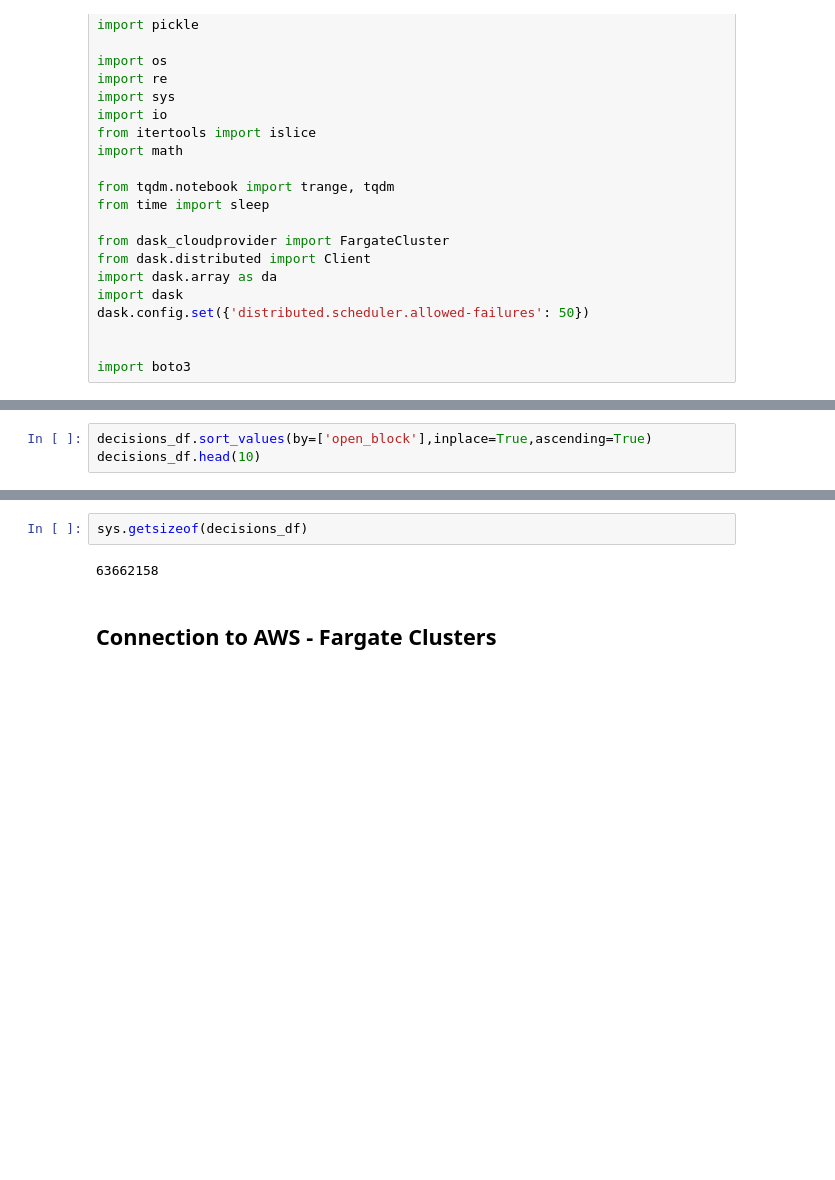
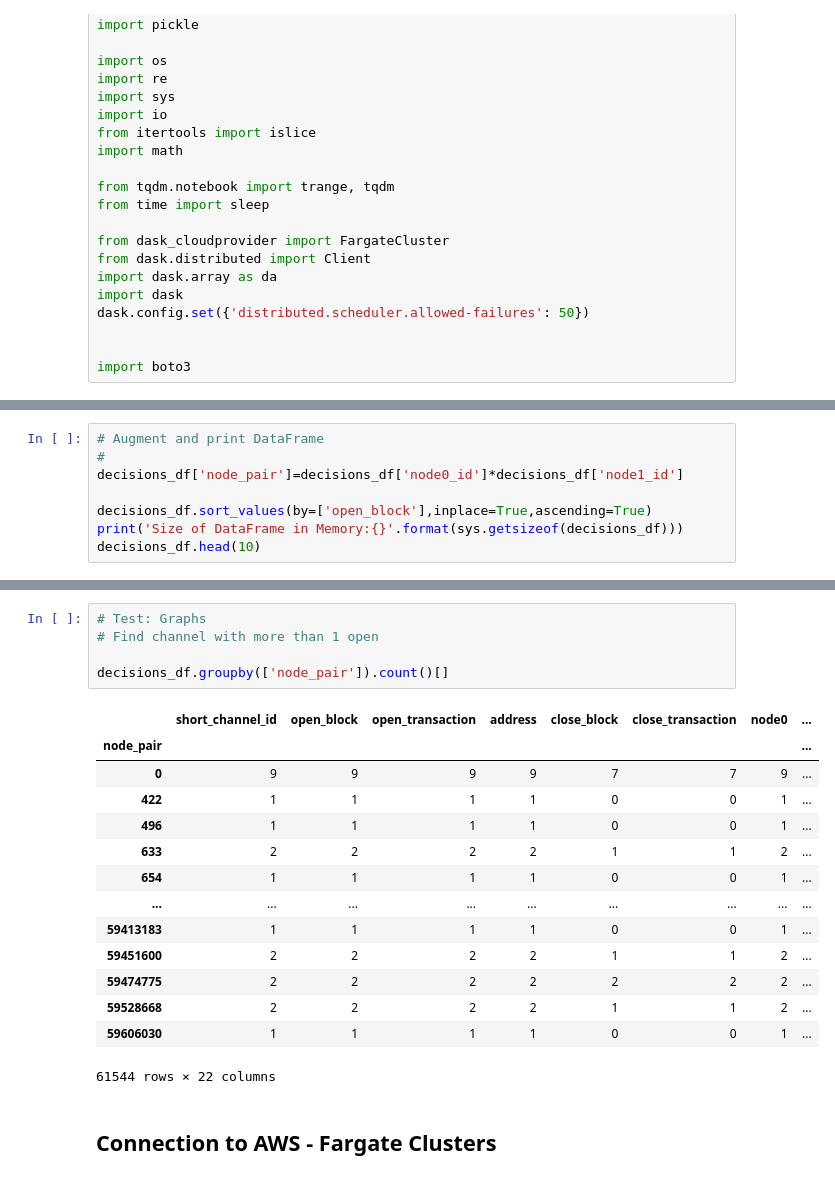
Before and after one commit to dsrincon/ln_strategy, a Jupyter notebook: ln-datapp-stability_efficiency_calculations.ipynb, the cells around one changed output, grey strips where cells are left out. Cells and saved outputs as stored; diff of their text form; blank space fills up the shorter version.

```diff
--- a/ln-datapp-stability_efficiency_calculations.ipynb
+++ b/ln-datapp-stability_efficiency_calculations.ipynb
@@ -89,4 +89,9 @@ graph_snapshots/1585344554_connected/505149.gpickle
 # %%
+# Augment and print DataFrame
+#
+decisions_df['node_pair']=decisions_df['node0_id']*decisions_df['node1_id']
+
 decisions_df.sort_values(by=['open_block'],inplace=True,ascending=True)
+print('Size of DataFrame in Memory:{}'.format(sys.getsizeof(decisions_df)))
 decisions_df.head(10)
 # %% [output]
@@ -105,7 +111,23 @@ decisions_df.head(10)
-# %%
-sys.getsizeof(decisions_df)
-# %% [output]
-63662158
+# %%
+# Test: Graphs
+# Find channel with more than 1 open
+
+decisions_df.groupby(['node_pair']).count()[]
+# %% [output]
+|  | short_channel_id | open_block | open_transaction | address | close_block | close_transaction | node0 | ... |
+| node_pair |  |  |  |  |  |  |  | ... |
+| 0 | 9 | 9 | 9 | 9 | 7 | 7 | 9 | ... |
+| 422 | 1 | 1 | 1 | 1 | 0 | 0 | 1 | ... |
+| 496 | 1 | 1 | 1 | 1 | 0 | 0 | 1 | ... |
+| 633 | 2 | 2 | 2 | 2 | 1 | 1 | 2 | ... |
+| 654 | 1 | 1 | 1 | 1 | 0 | 0 | 1 | ... |
+| ... | ... | ... | ... | ... | ... | ... | ... | ... |
+| 59413183 | 1 | 1 | 1 | 1 | 0 | 0 | 1 | ... |
+| 59451600 | 2 | 2 | 2 | 2 | 1 | 1 | 2 | ... |
+| 59474775 | 2 | 2 | 2 | 2 | 2 | 2 | 2 | ... |
+| 59528668 | 2 | 2 | 2 | 2 | 1 | 1 | 2 | ... |
+| 59606030 | 1 | 1 | 1 | 1 | 0 | 0 | 1 | ... |
+61544 rows × 22 columns
 # %% [markdown]
 ## Connection to AWS - Fargate Clusters
 # %%
```
Also changed, not shown: parts of 7 cells of this notebook, 4 other files.
